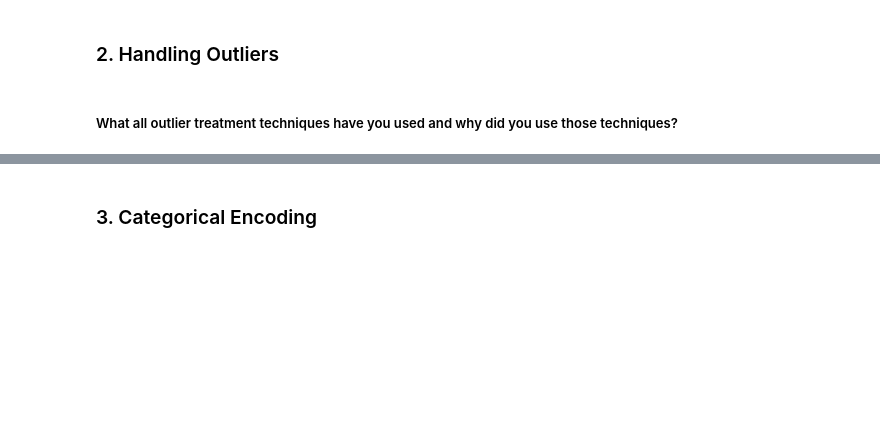
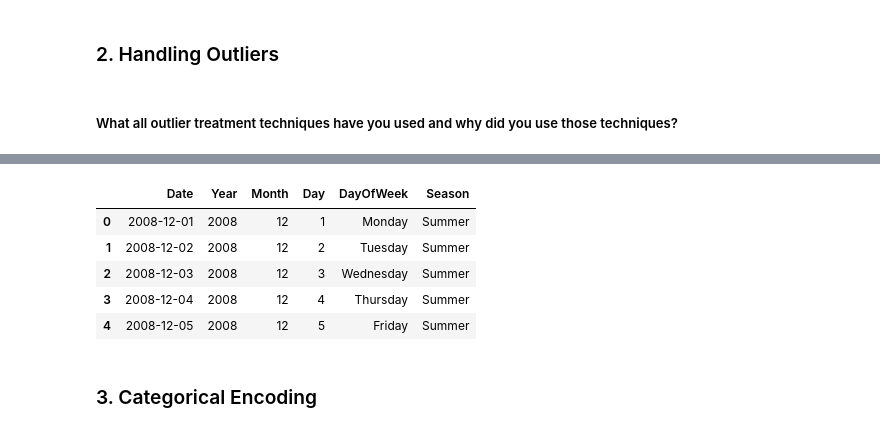
Before and after one commit to Krishna-matic/Machine_Learning_Projects, a Jupyter notebook: 03_rain_in_australia_classification/Classification_ML_Project.ipynb, the cells around one changed output, grey strips where cells are left out. Drawn from its saved outputs; the diff is of its cells as text; code cells hidden in the pictures; blank space fills up the shorter version.

```diff
--- a/03_rain_in_australia_classification/Classification_ML_Project.ipynb
+++ b/03_rain_in_australia_classification/Classification_ML_Project.ipynb
@@ -1158,0 +1219,31 @@ Answer Here.
+# %%
+# Convert Date column to datetime format
+df['Date'] = pd.to_datetime(df['Date'])
+# %%
+# Extract date features
+df['Year'] = df['Date'].dt.year
+df['Month'] = df['Date'].dt.month
+df['Day'] = df['Date'].dt.day
+# %%
+df['DayOfWeek'] = df['Date'].dt.day_name()
+# %%
+def get_season(month):
+    if month in [12, 1, 2]:
+        return 'Summer'
+    elif month in [3, 4, 5]:
+        return 'Autumn'
+    elif month in [6, 7, 8]:
+        return 'Winter'
+    else:
+        return 'Spring'
+
+df['Season'] = df['Month'].apply(get_season)
+# %%
+df[['Date','Year','Month','Day','DayOfWeek','Season']].head()
+# %% [output]
+|  | Date | Year | Month | Day | DayOfWeek | Season |
+| 0 | 2008-12-01 | 2008 | 12 | 1 | Monday | Summer |
+| 1 | 2008-12-02 | 2008 | 12 | 2 | Tuesday | Summer |
+| 2 | 2008-12-03 | 2008 | 12 | 3 | Wednesday | Summer |
+| 3 | 2008-12-04 | 2008 | 12 | 4 | Thursday | Summer |
+| 4 | 2008-12-05 | 2008 | 12 | 5 | Friday | Summer |
```
Also changed, not shown: parts of 46 cells of this notebook.
